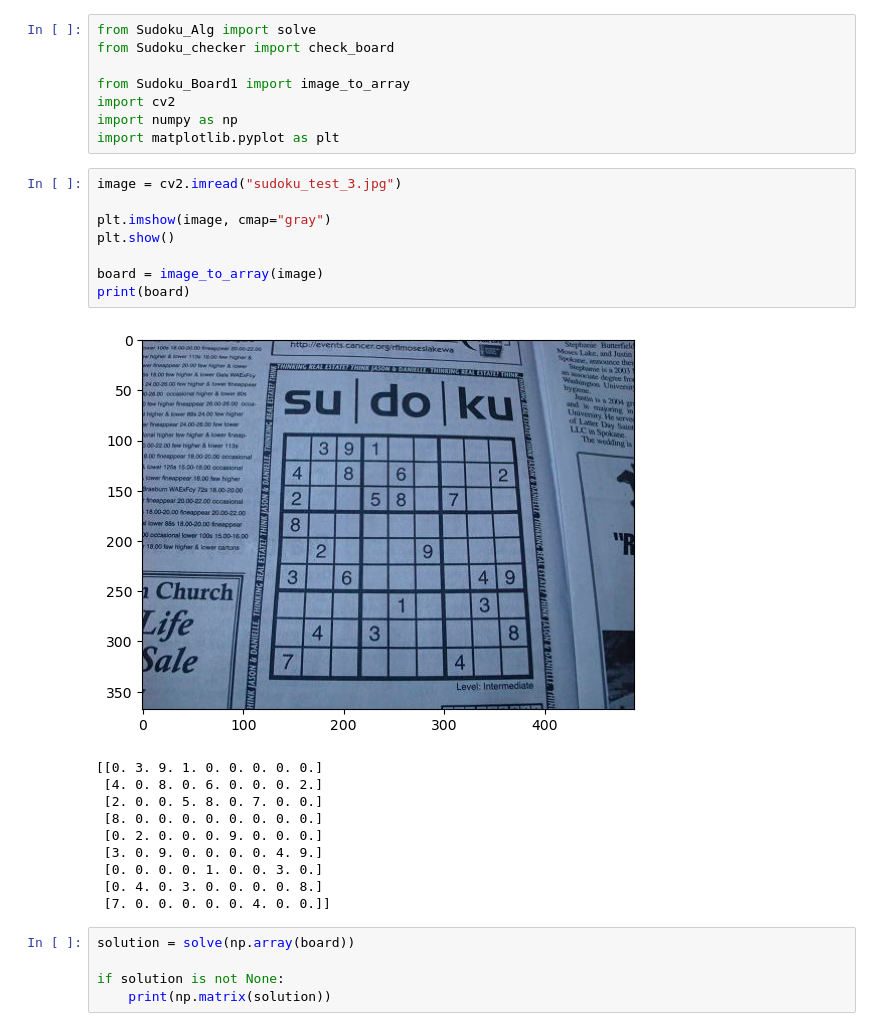
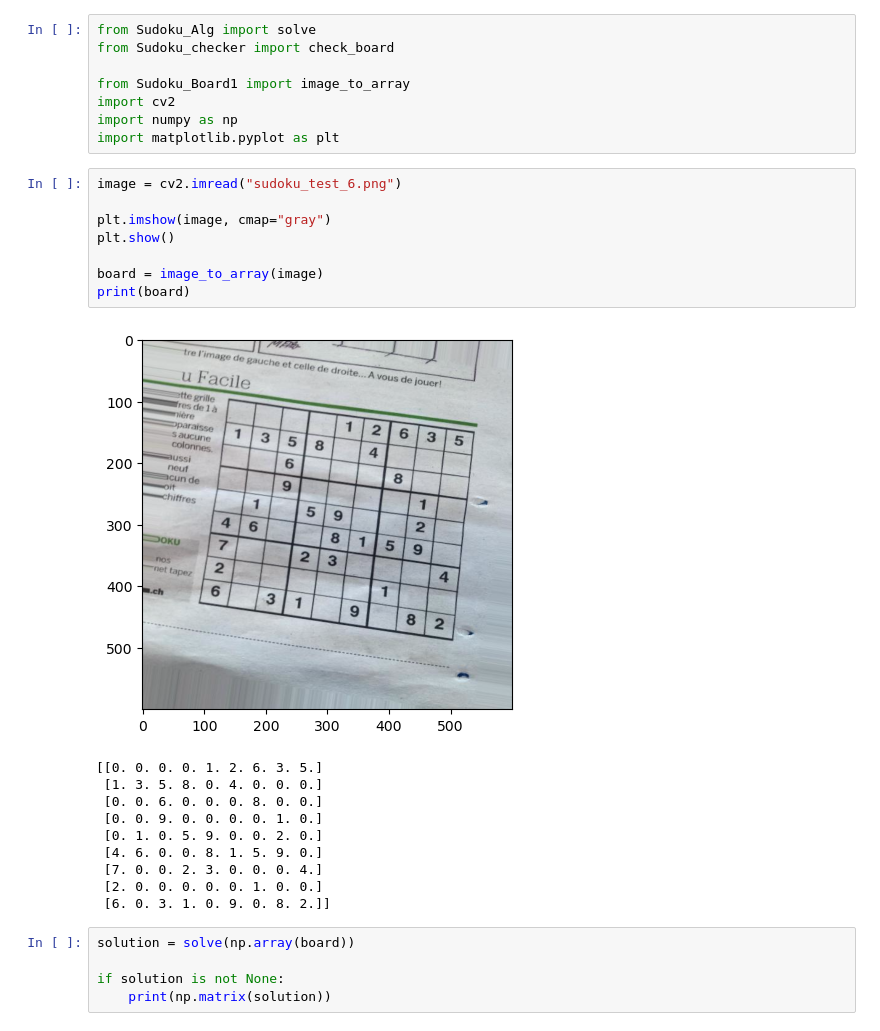
Before and after one commit to RanitGupta/Sudoku_Solver, a Jupyter notebook: Sudoku_Alg_Tester.ipynb, the cells around one changed output. Saved outputs shown, nothing was run; the diff lists cells and outputs as text.

```diff
--- a/Sudoku_Alg_Tester.ipynb
+++ b/Sudoku_Alg_Tester.ipynb
@@ -7,24 +7,24 @@ import cv2
 import numpy as np
 import matplotlib.pyplot as plt
 # %%
-image = cv2.imread("sudoku_test_3.jpg")
+image = cv2.imread("sudoku_test_6.png")
 
 plt.imshow(image, cmap="gray")
 plt.show()
 
 board = image_to_array(image)
 print(board)
 # %% [output]
-[figure, old version]
+[figure, new version]
-[[0. 3. 9. 1. 0. 0. 0. 0. 0.]
- [4. 0. 8. 0. 6. 0. 0. 0. 2.]
- [2. 0. 0. 5. 8. 0. 7. 0. 0.]
- [8. 0. 0. 0. 0. 0. 0. 0. 0.]
- [0. 2. 0. 0. 0. 9. 0. 0. 0.]
- [3. 0. 9. 0. 0. 0. 0. 4. 9.]
- [0. 0. 0. 0. 1. 0. 0. 3. 0.]
- [0. 4. 0. 3. 0. 0. 0. 0. 8.]
- [7. 0. 0. 0. 0. 0. 4. 0. 0.]]
+[[0. 0. 0. 0. 1. 2. 6. 3. 5.]
+ [1. 3. 5. 8. 0. 4. 0. 0. 0.]
+ [0. 0. 6. 0. 0. 0. 8. 0. 0.]
+ [0. 0. 9. 0. 0. 0. 0. 1. 0.]
+ [0. 1. 0. 5. 9. 0. 0. 2. 0.]
+ [4. 6. 0. 0. 8. 1. 5. 9. 0.]
+ [7. 0. 0. 2. 3. 0. 0. 0. 4.]
+ [2. 0. 0. 0. 0. 0. 1. 0. 0.]
+ [6. 0. 3. 1. 0. 9. 0. 8. 2.]]
 # %%
 solution = solve(np.array(board))
 
```
Also changed, not shown: 1 other file.
